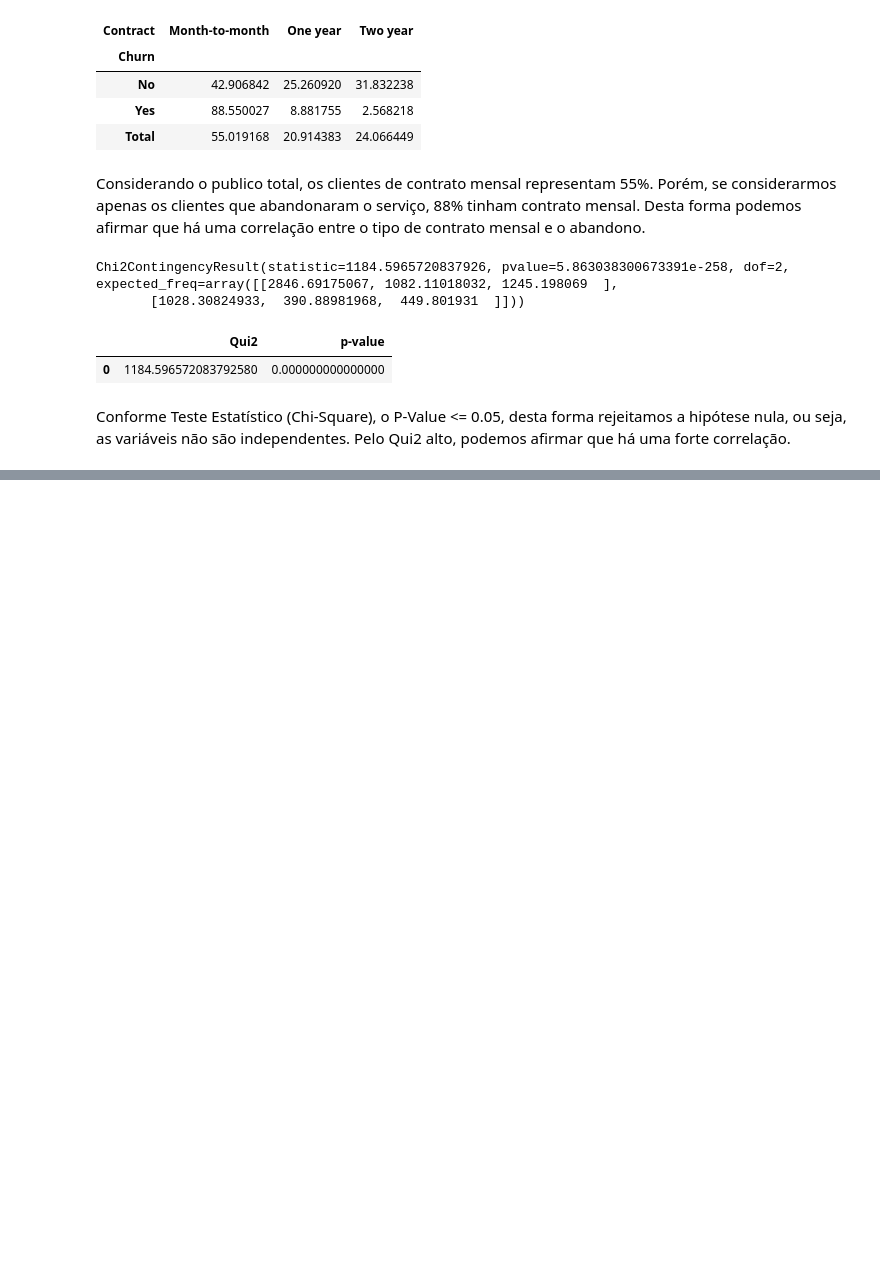
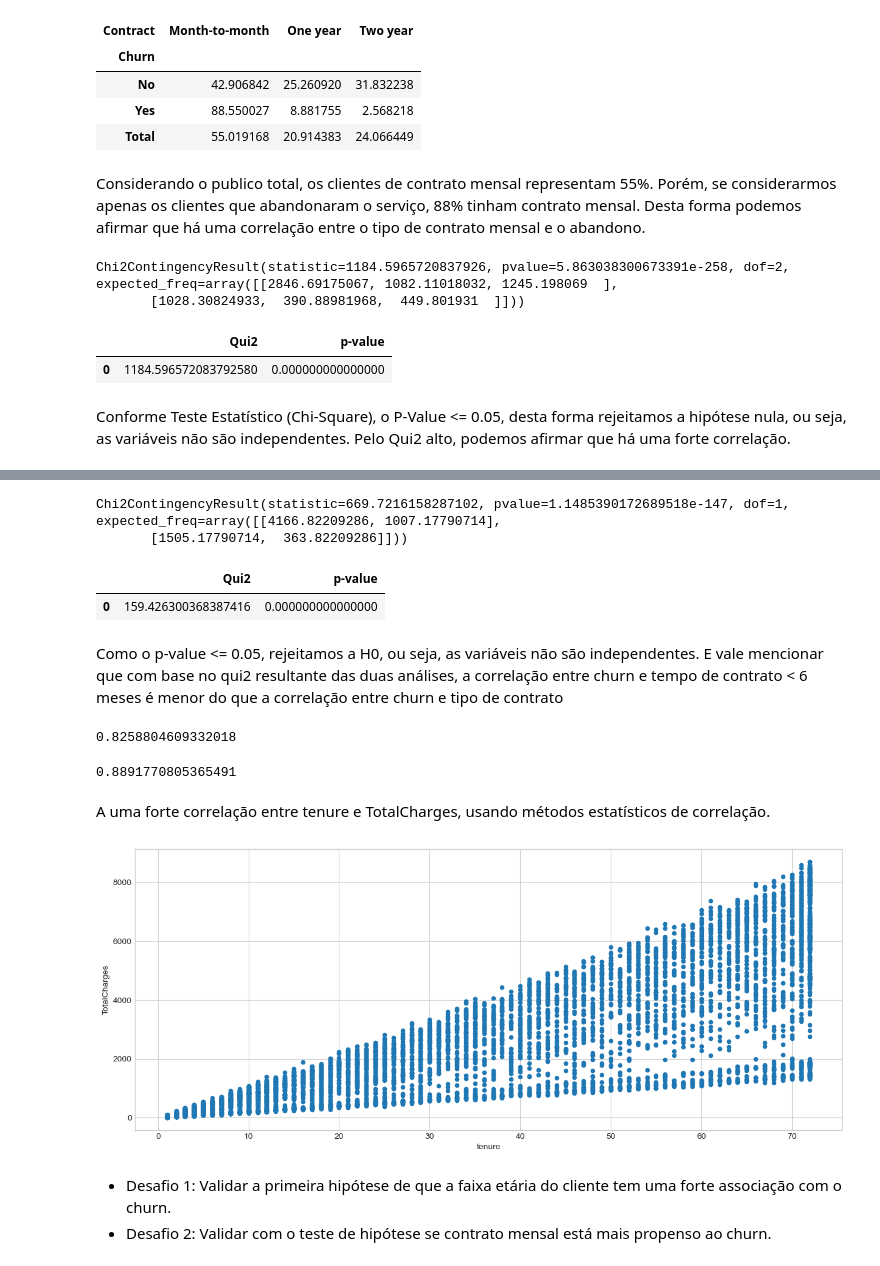
Before and after one commit to jouaraujo/ia_rocketseat, a Jupyter notebook: eda_churn.ipynb, the cells around one changed output, grey strips where cells are left out. Drawn from its saved outputs; the diff is of its cells as text; code cells hidden in the pictures; blank space fills up the shorter version.

Commit message:
terminando análise bivariada

```diff
--- a/eda_churn.ipynb
+++ b/eda_churn.ipynb
@@ -801,0 +811,3 @@ Conforme Teste Estatístico (Chi-Square), o P-Value <= 0.05, desta forma rejeita
+# %%
+# Criar coluna nova
+df_churn['TempoMenor6Meses'] = np.where(df_churn.tenure < 6, 'Yes', 'No')
@@ -801,0 +830,5 @@ Conforme Teste Estatístico (Chi-Square), o P-Value <= 0.05, desta forma rejeita
+# %%
+chi_scores_churn_tenure
+# %% [output]
+Chi2ContingencyResult(statistic=669.7216158287102, pvalue=1.1485390172689518e-147, dof=1, expected_freq=array([[4166.82209286, 1007.17790714],
+       [1505.17790714,  363.82209286]]))
@@ -801,0 +846,34 @@ Conforme Teste Estatístico (Chi-Square), o P-Value <= 0.05, desta forma rejeita
+# %%
+# Analisar os resultados
+df_chi_scores_churn_tenure
+# %% [output]
+|  | Qui2 | p-value |
+| 0 | 159.426300368387416 | 0.000000000000000 |
+# %% [markdown]
+Como o p-value <= 0.05, rejeitamos a H0, ou seja, as variáveis não são independentes. E vale mencionar que com base no qui2 resultante das duas análises, a correlação entre churn e tempo de contrato < 6 meses é menor do que a correlação entre churn e tipo de contrato
+# %%
+# Correlação entre 2 variáveis numéricas
+# Tenure com TotalCharges
+# A intuição é que quanto mais tempo de contrato maior o valor pago.
+
+# Correlção entre duas variáveis numéricas - Pearson
+df_churn.tenure.corr(df_churn.TotalCharges)
+# %% [output]
+0.8258804609332018
+# %%
+# Correlção entre duas variáveis numéricas - Spearman
+df_churn.tenure.corr(df_churn.TotalCharges, method='spearman')
+# %% [output]
+0.8891770805365491
+# %% [markdown]
+A uma forte correlação entre tenure e TotalCharges, usando métodos estatísticos de correlação.
+# %%
+# Apresentar Plot Scatter entre tenure e TotalCharges
+# Gráfico de Dispersão
+df_churn.plot.scatter(x='tenure', y='TotalCharges', figsize=(15, 6))
+plt.show()
+# %% [output]
+[figure, added]
+# %% [markdown]
+- Desafio 1: Validar a primeira hipótese de que a faixa etária do cliente tem uma forte associação com o churn.
+- Desafio 2: Validar com o teste de hipótese se contrato mensal está mais propenso ao churn.
```
Also changed, not shown: parts of 17 cells of this notebook.
